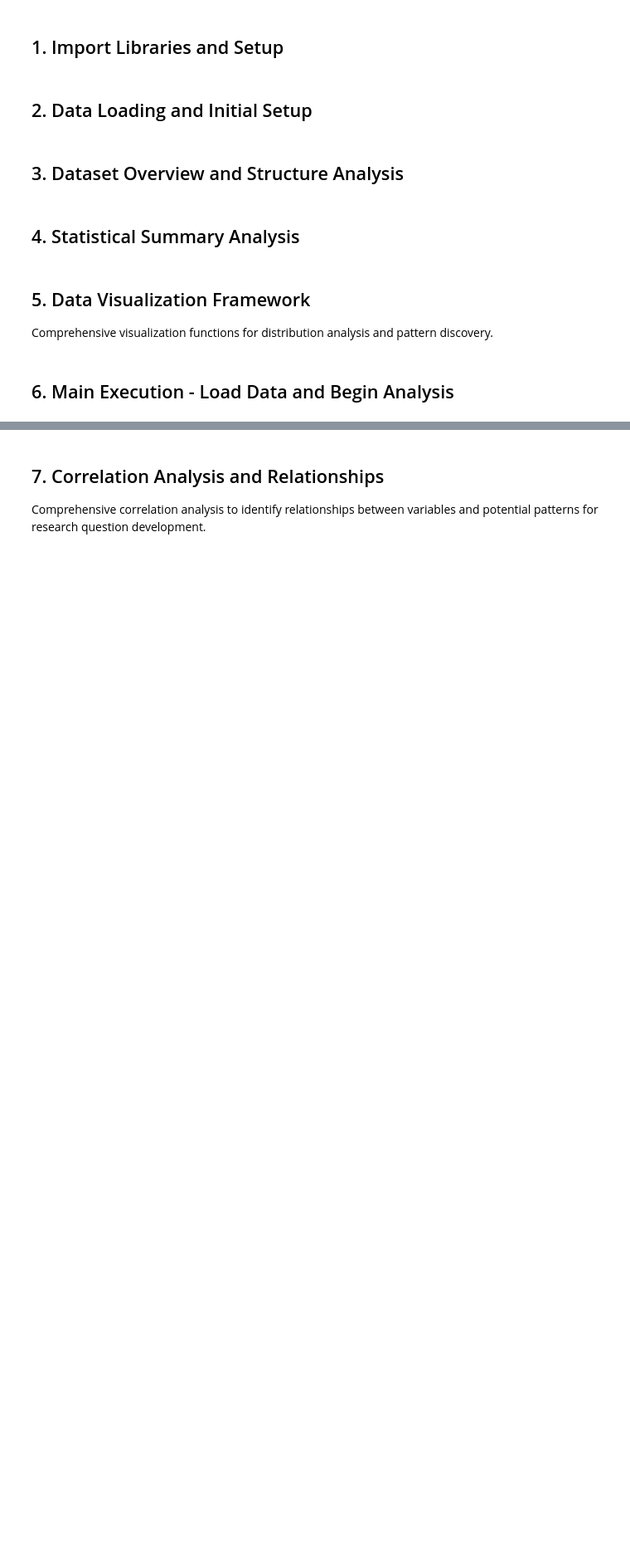
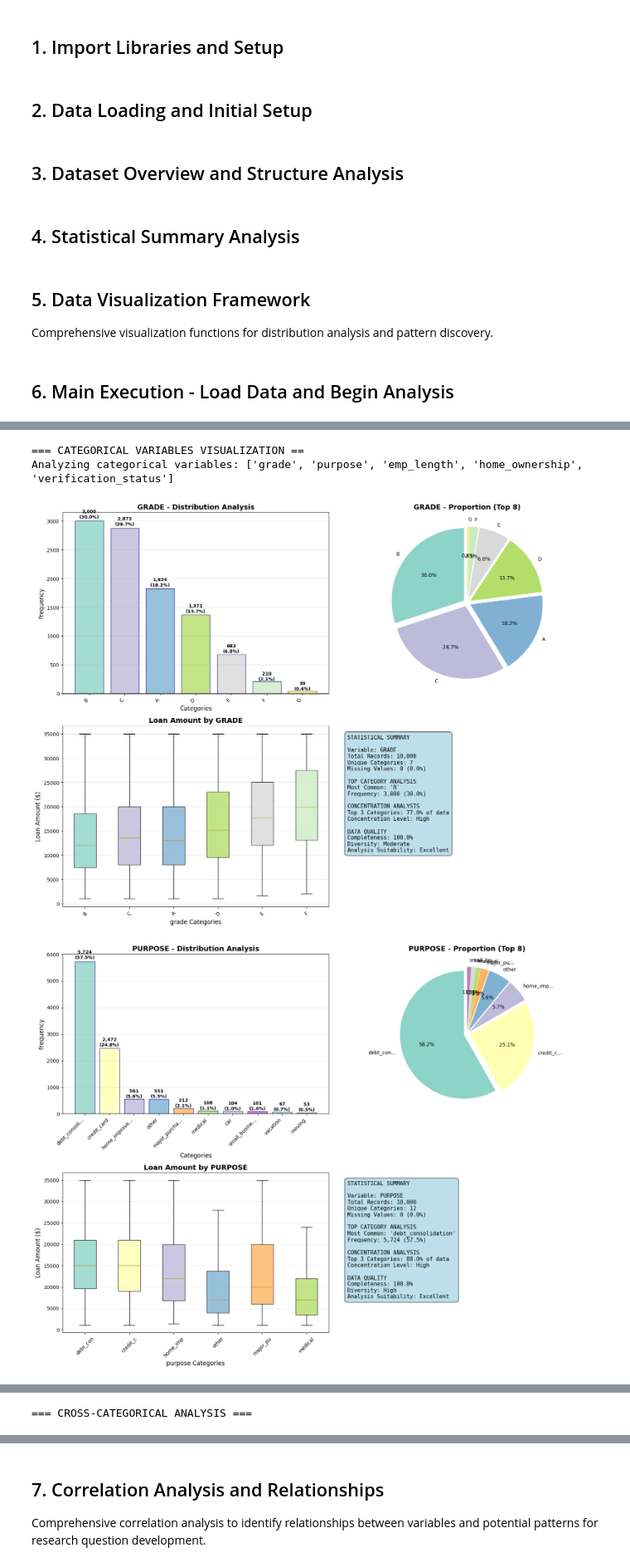
Before and after one commit to Shun-Zhang-1163127/1163127, a Jupyter notebook: notebooks/02_exploratory_analysis.ipynb, the cells around one changed output, grey strips where cells are left out. Shown at 83% size. Saved outputs shown, nothing was run; the diff lists cells and outputs as text; code cells hidden in the pictures; blank space fills up the shorter version.

```diff
--- a/notebooks/02_exploratory_analysis.ipynb
+++ b/notebooks/02_exploratory_analysis.ipynb
@@ -613,9 +690,8 @@ else:
 # %%
-# Phase 3: Categorical Variables Visualization Implementation
+# Enhanced categorical visualization with business insights
 if df_loans is not None and len(analysis_categorical_vars) > 0:
     print("=== CATEGORICAL VARIABLES VISUALIZATION ==")
 
-    # Enhanced categorical visualization with business insights
     key_categorical_vars = ['grade', 'purpose', 'emp_length', 'home_ownership', 'verification_status']
     available_cat_vars = [var for var in key_categorical_vars if var in df_loans.columns]
 
@@ -639,7 +715,7 @@ if df_loans is not None and len(analysis_categorical_vars) > 0:
                 height = bar.get_height()
                 percentage = (count / total) * 100
                 ax1.text(bar.get_x() + bar.get_width()/2., height + height*0.01,
-                        f'{count:,}\\n({percentage:.1f}%)', ha='center', va='bottom',
+                        f'{count:,}\n({percentage:.1f}%)', ha='center', va='bottom',
                         fontsize=9, fontweight='bold')
 
             ax1.set_title(f'{var.upper()} - Distribution Analysis', fontsize=14, fontweight='bold')
@@ -679,7 +755,7 @@ if df_loans is not None and len(analysis_categorical_vars) > 0:
                 ax3.tick_params(axis='x', rotation=45)
                 ax3.grid(True, alpha=0.3, axis='y')
             else:
-                ax3.text(0.5, 0.5, 'Loan amount\\nnot available', ha='center', va='center',
+                ax3.text(0.5, 0.5, 'Loan amount\nnot available', ha='center', va='center',
                         fontsize=14, transform=ax3.transAxes)
                 ax3.set_title('Loan Amount Analysis', fontsize=14)
 
@@ -697,7 +773,7 @@ if df_loans is not None and len(analysis_categorical_vars) > 0:
             top_3_pct = (value_counts.head(3).sum() / total) * 100
             concentration_level = 'High' if top_3_pct > 70 else 'Moderate' if top_3_pct > 50 else 'Low'
 
-            summary_text = f\"\"\"STATISTICAL SUMMARY
+            summary_text = f"""STATISTICAL SUMMARY
 
 Variable: {var.upper()}
 Total Records: {len(df_loans):,}
@@ -715,7 +791,7 @@ Concentration Level: {concentration_level}
 DATA QUALITY
 Completeness: {100-missing_pct:.1f}%
 Diversity: {'High' if unique_count > 10 else 'Moderate' if unique_count > 5 else 'Low'}
-Analysis Suitability: {'Excellent' if missing_pct < 5 and unique_count > 2 else 'Good' if missing_pct < 15 else 'Fair'}\"\"\"
+Analysis Suitability: {'Excellent' if missing_pct < 5 and unique_count > 2 else 'Good' if missing_pct < 15 else 'Fair'}"""
 
             ax4.text(0.05, 0.95, summary_text, transform=ax4.transAxes, fontsize=11,
                     verticalalignment='top', fontfamily='monospace',
@@ -726,7 +802,7 @@ Analysis Suitability: {'Excellent' if missing_pct < 5 and unique_count > 2 else
 
         # 2. Cross-category analysis (if multiple categorical variables available)
         if len(available_cat_vars) >= 2:
-            print(f"\\n=== CROSS-CATEGORICAL ANALYSIS ===")
+            print(f"\n=== CROSS-CATEGORICAL ANALYSIS ===")
 
             var1, var2 = available_cat_vars[0], available_cat_vars[1]
 
@@ -774,32 +850,37 @@ Analysis Suitability: {'Excellent' if missing_pct < 5 and unique_count > 2 else
             print(f"  Degrees of freedom: {dof}")
             print(f"  Independence: {'Rejected' if p_value < 0.05 else 'Not rejected'} (α = 0.05)")
             print(f"  Interpretation: {'Variables are dependent' if p_value < 0.05 else 'Variables appear independent'}")
 
         # 3. Business insights summary
-        print(f"\\n=== CATEGORICAL VARIABLES BUSINESS INSIGHTS ===")
+        print(f"\n=== CATEGORICAL VARIABLES BUSINESS INSIGHTS ===")
 
         insights = []
         for var in available_cat_vars[:3]:
             if var in df_loans.columns:
                 value_counts = df_loans[var].value_counts()
                 top_cat = value_counts.index[0]
                 top_pct = (value_counts.iloc[0] / len(df_loans)) * 100
 
                 if var == 'grade' and top_pct > 30:
                     insights.append(f"Risk concentration: {top_pct:.1f}% of loans in grade '{top_cat}'")
                 elif var == 'purpose' and 'debt_consolidation' in str(top_cat).lower():
                     insights.append(f"Debt consolidation dominates: {top_pct:.1f}% of loan purposes")
                 elif var == 'home_ownership' and 'rent' in str(top_cat).lower():
                     insights.append(f"Housing risk: {top_pct:.1f}% are renters, affecting collateral")
                 else:
                     insights.append(f"{var.capitalize()} pattern: '{top_cat}' represents {top_pct:.1f}% of cases")
 
         for i, insight in enumerate(insights, 1):
             print(f"  {i}. {insight}")
 
-        print(f"\\nCategorical analysis completed for {len(available_cat_vars)} variables")
+        print(f"\nCategorical analysis completed for {len(available_cat_vars)} variables")
 
     else:
         print("No suitable categorical variables found for visualization")
 else:
     print("Dataset or categorical variables not available")
+# %% [output]
+=== CATEGORICAL VARIABLES VISUALIZATION ==
+Analyzing categorical variables: ['grade', 'purpose', 'emp_length', 'home_ownership', 'verification_status']
+[figure, added]
+[figure, added]
@@ -805,0 +889 @@ else:
+=== CROSS-CATEGORICAL ANALYSIS ===
```
Also changed, not shown: parts of 12 cells of this notebook.
